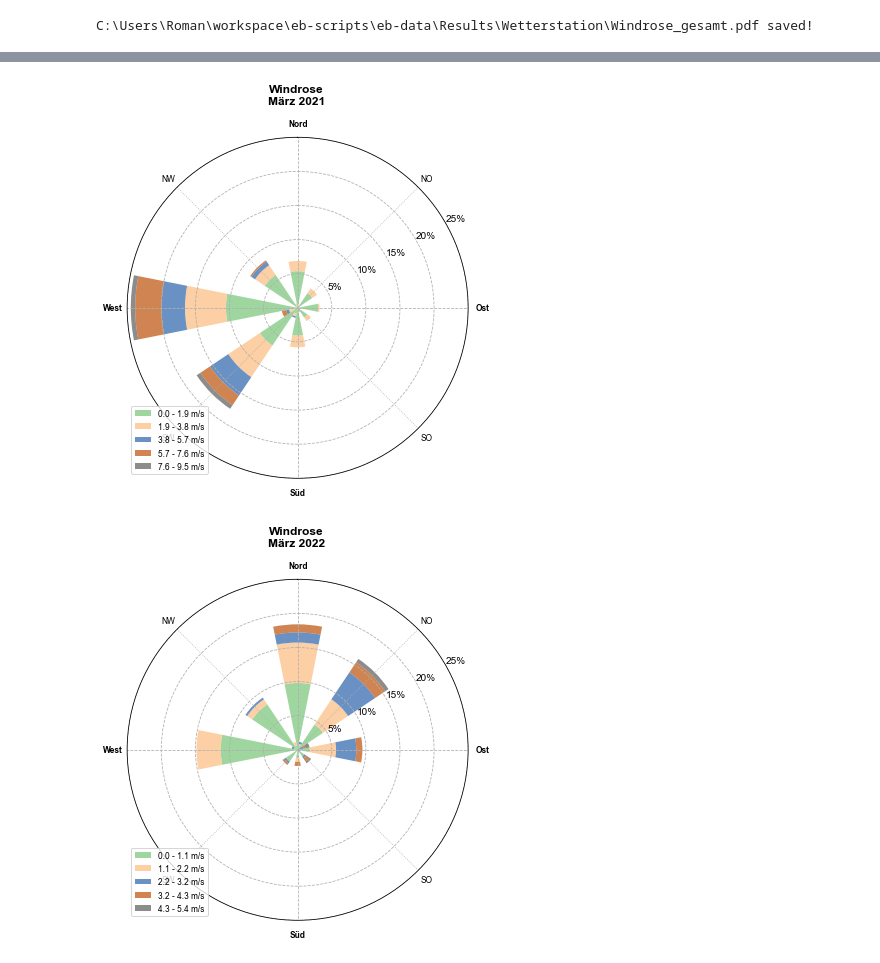
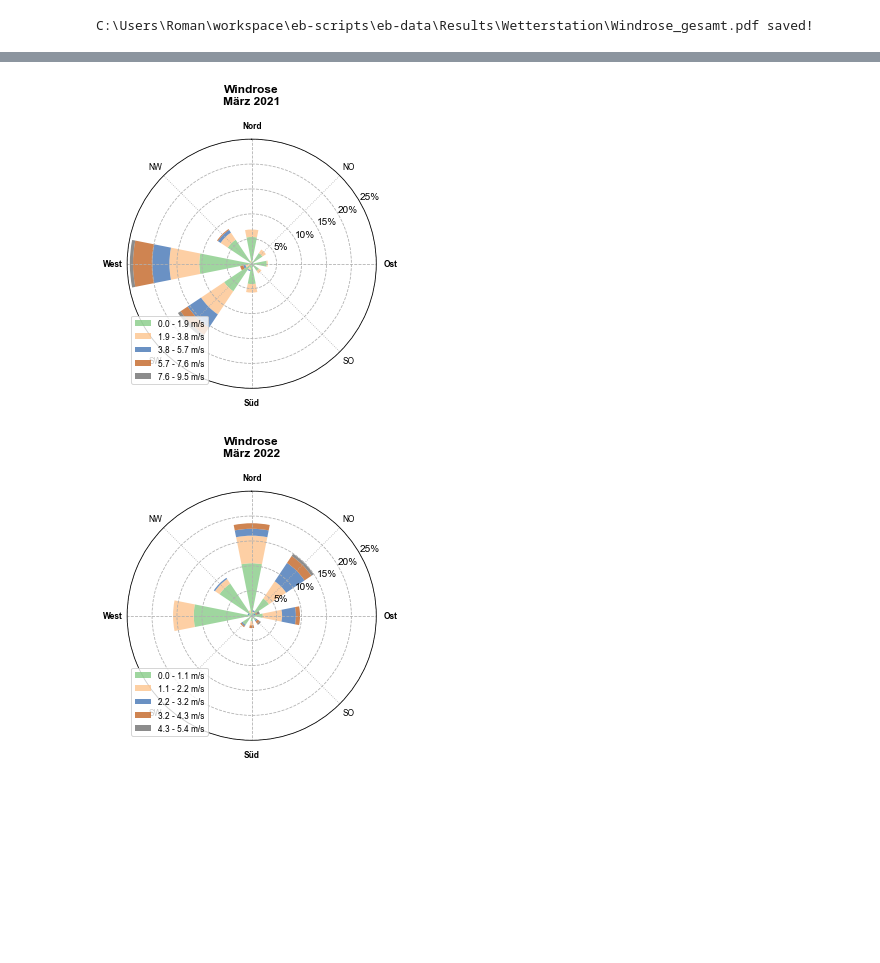
Before and after one commit to Ramonfi/eb-scripts, a Jupyter notebook: 3_Wetter.ipynb, the cells around one changed output, grey strips where cells are left out. Saved outputs shown, nothing was run; the diff lists cells and outputs as text; code cells hidden in the pictures; blank space fills up the shorter version.

```diff
--- a/3_Wetter.ipynb
+++ b/3_Wetter.ipynb
@@ -42,7 +44,7 @@ print('...Import beendet')
 Starte Import der Datensätze - das kann etwas dauern...
 ...Import beendet
 # %%
-ex = True
+ex = False
 # %%
 if not ex:
     # Monat
@@ -243,7 +245,16 @@ with PdfPages(os.path.join(dir_results,'Wetterstation','Wetter_jährlich.pdf'))
 
         for ax in axs:
             ax.xaxis.set_major_locator(mdates.MonthLocator())
-            ax.xaxis.set_major_formatter(mdates.DateFormatter('%d.%m'))
+            ax.xaxis.set_major_formatter(ticker.NullFormatter())
+
+            ax.xaxis.set_minor_locator(mdates.MonthLocator(bymonthday=16))
+            ax.xaxis.set_minor_formatter(mdates.DateFormatter("%b"))
+
+            for tick in ax.xaxis.get_minor_ticks():
+                tick.tick1line.set_markersize(0)
+                tick.tick2line.set_markersize(0)
+                tick.label1.set_horizontalalignment('center')
+
             ax.grid(axis='x',which='both', linestyle='dotted')
             ax.spines['bottom'].set_visible(True)
             ax.spines['right'].set_visible(True)
@@ -257,5 +268,4 @@ with PdfPages(os.path.join(dir_results,'Wetterstation','Wetter_jährlich.pdf'))
 # %%
-
 if not os.path.isdir(os.path.join(dir_results,'Wetterstation')):os.makedirs(os.path.join(dir_results,'Wetterstation'))
 with PdfPages(os.path.join(dir_results,'Wetterstation','Wetter_gesamt.pdf')) as pdf:
     amb = AMB
@@ -335,7 +345,16 @@ with PdfPages(os.path.join(dir_results,'Wetterstation','Wetter_gesamt.pdf')) as
 
     for ax in axs:
         ax.xaxis.set_major_locator(mdates.MonthLocator())
-        ax.xaxis.set_major_formatter(mdates.DateFormatter('%d.%m'))
+        ax.xaxis.set_major_formatter(ticker.NullFormatter())
+
+        ax.xaxis.set_minor_locator(mdates.MonthLocator(bymonthday=16))
+        ax.xaxis.set_minor_formatter(mdates.DateFormatter("%b '%y"))
+
+        for tick in ax.xaxis.get_minor_ticks():
+            tick.tick1line.set_markersize(0)
+            tick.tick2line.set_markersize(0)
+            tick.label1.set_horizontalalignment('center')
+
         ax.grid(axis='x',which='both', linestyle='dotted')
         ax.spines['bottom'].set_visible(True)
         ax.spines['right'].set_visible(True)
@@ -368,9 +488,9 @@ rose.theta.replace(wind,inplace=True)
 rose['deg'] =  rose.theta.apply(np.rad2deg)
 rose.replace(np.nan,0,inplace=True)
 
-fig, ax = plt.subplots(figsize = (6,6), subplot_kw={'projection': 'polar'})
+fig, ax = plt.subplots(figsize = INDOC, subplot_kw={'projection': 'polar'})
 
-fig.suptitle('Windrose',fontweight='bold')
+fig.suptitle(f'Windrose\nZeitraum: {AMB.index.min():%d.%m.%y} bis {AMB.index.max():%d.%m.%y}',fontweight='bold')
 
 w = 2*np.pi/(16)
 
@@ -431,7 +551,7 @@ with PdfPages(os.path.join(dir_results,'Wetterstation','Windrose_monatlich.pdf')
         rose.theta.replace(wind,inplace=True)
         rose['deg'] =  rose.theta.apply(np.rad2deg)
         rose.replace(np.nan,0,inplace=True)
-        fig, ax = plt.subplots(figsize = (6,6), subplot_kw={'projection': 'polar'})
+        fig, ax = plt.subplots(figsize = INDOC, subplot_kw={'projection': 'polar'})
 
         fig.suptitle(f'Windrose\n{date.strftime("%B %Y")}',fontweight='bold')
 
@@ -471,2 +591,2 @@ with PdfPages(os.path.join(dir_results,'Wetterstation','Windrose_monatlich.pdf')
-[figure, old version]
+[figure, new version]
-[figure, old version]
+[figure, new version]
```
Also changed, not shown: parts of 7 cells of this notebook, 13 other files.
